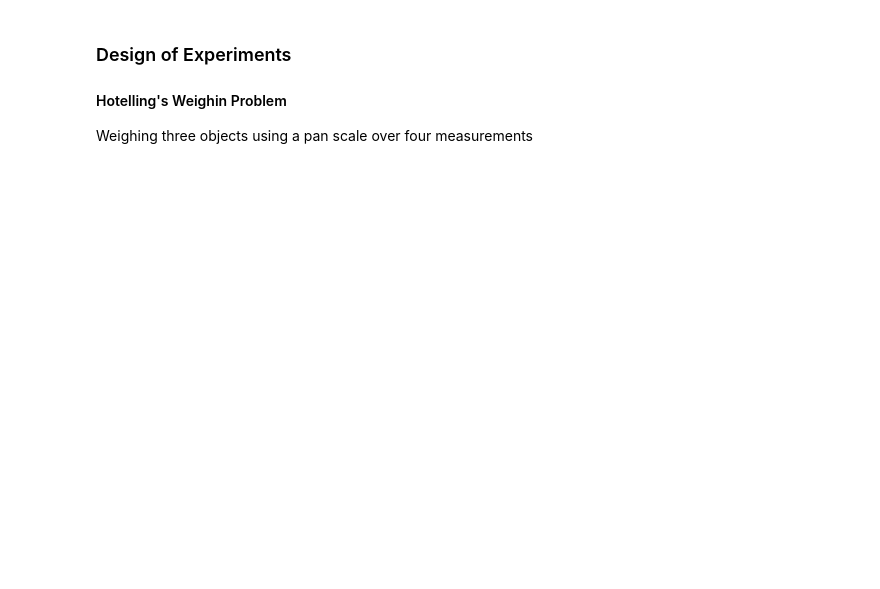
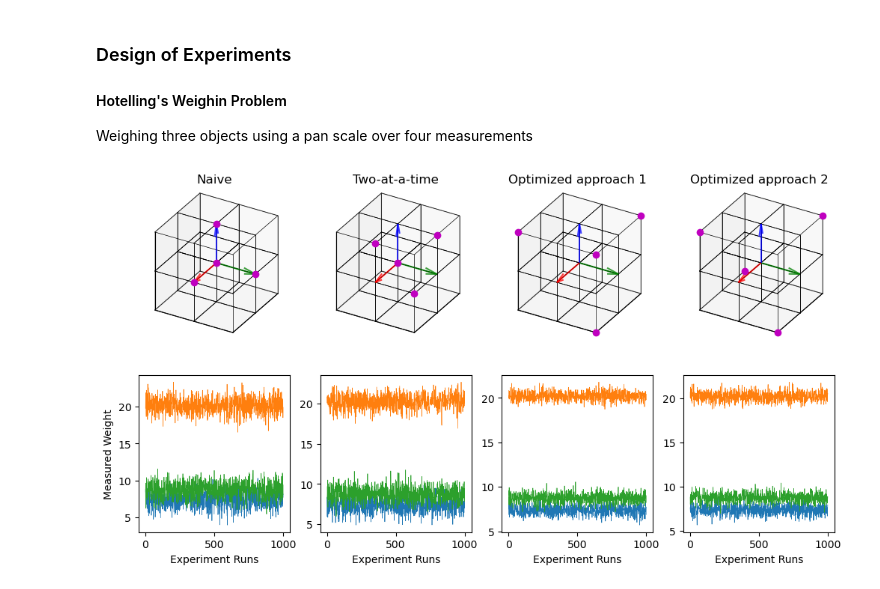
Before and after one commit to fredward65/MCTR703_DOE_2026, a Jupyter notebook: Exercises/S1_1-Hotelling.ipynb, the cells around one changed output. Saved outputs shown, nothing was run; the diff lists cells and outputs as text; code cells hidden in the pictures; blank space fills up the shorter version.

```diff
--- a/Exercises/S1_1-Hotelling.ipynb
+++ b/Exercises/S1_1-Hotelling.ipynb
@@ -75,37 +75,49 @@ design_list.append(design)
 design_name_list.append('Naive')
 
 # Two-at-a-time approach
-# ...
+design = np.array([[0, 0, 0],
+                   [1, 1, 0],
+                   [0, 1, 1],
+                   [1, 0, 1]])
+design_list.append(design)
+design_name_list.append('Two-at-a-time')
+
 
 # Optimized approach 1
-# ...
+design = np.r_[np.ones((1,3)), np.ones((3,3)) - 2*np.diag(np.ones(3))]
+design_list.append(design)
+design_name_list.append('Optimized approach 1')
 
 # Optimized approach 2
-# ...
+design = np.r_[-1*np.ones((1,3)), np.ones((3,3)) - 2*np.diag(np.ones(3))]
+design_list.append(design)
+design_name_list.append('Optimized approach 2')
 
 # Iterate through designs
 fig = plt.figure(figsize=(3*len(design_list),2*3))
 estimates_per_design = []
 for i, (design, design_name) in enumerate(zip(design_list, design_name_list)):
     # Plot approach configuration
     ax = fig.add_subplot(2, len(design_list), i+1, projection='3d')
     setup_ax(ax)
     ax.set_title(design_name)
     ax.plot(design[:,0], design[:,1], design[:,2], 'om', zorder=np.inf)
 
     # Simulate n experiments using current configuration
     hotelling.set_design(design=design)
     n_runs = 1000
     estimates_list = np.empty((n_runs,3))
     for j in range(n_runs):
         estimates = hotelling.run_experiment()
         estimates_list[j] = estimates.T
     # Plot measurement data
     estimates_per_design.append(estimates_list)
     ax = fig.add_subplot(2, len(design_list), i+1+len(design_list))
     ax.set_xlabel('Experiment Runs')
     ax.set_ylabel('Measured Weight' if i==0 else None)
     ax.plot(np.arange(n_runs)+1, estimates_list, linewidth=0.5)
+# %% [output]
+[figure, added]
 # %%
 # Histograms per weight
 fig = plt.figure(figsize=(9,3))
```
Also changed, not shown: parts of 3 cells of this notebook, 3 other files.
